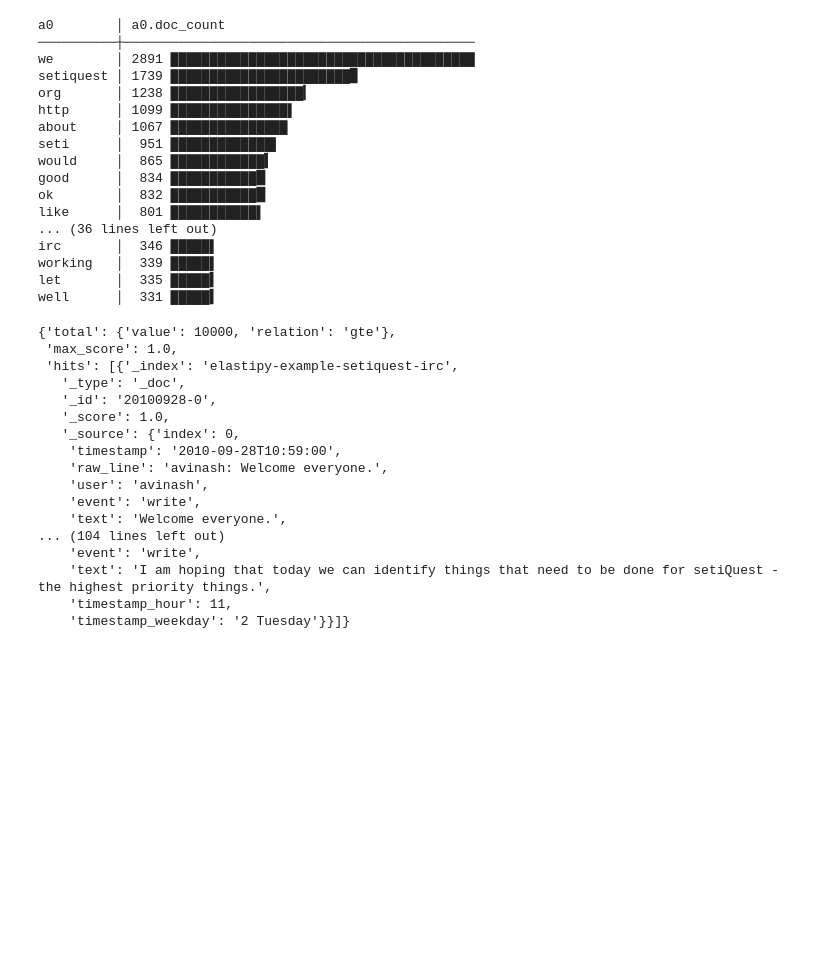
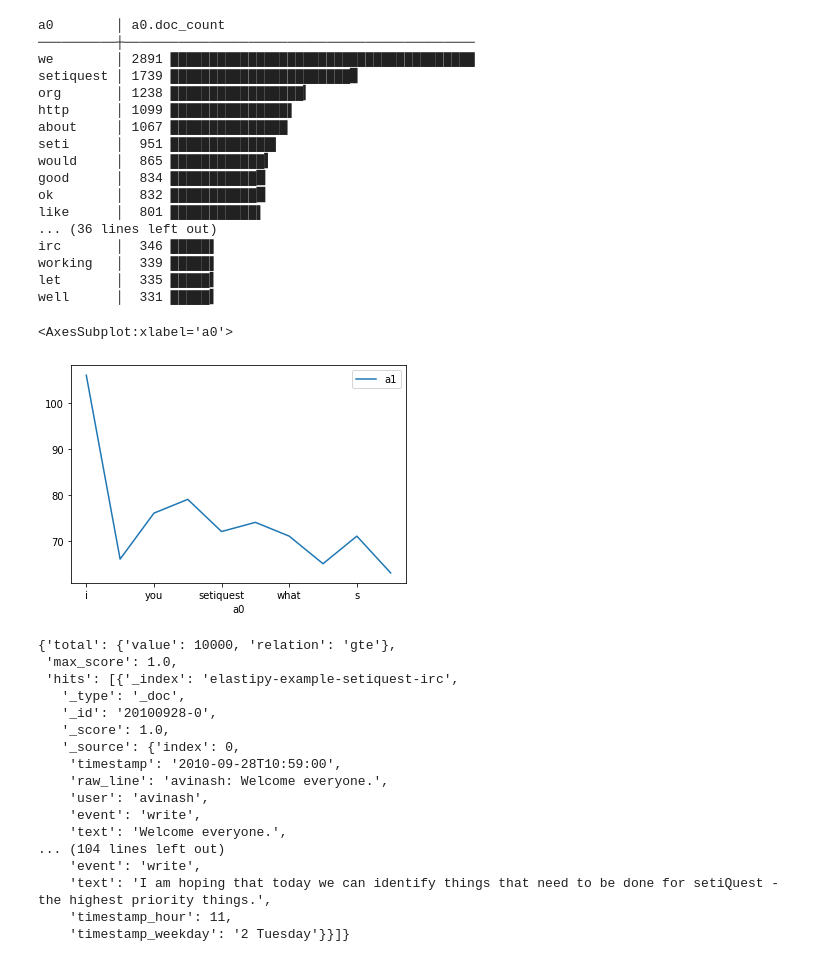
Before and after one commit to netzkolchose/elastipy, a Jupyter notebook: examples/setiquest.ipynb, the cells around one changed output. Drawn from its saved outputs; the diff is of its cells as text; code cells hidden in the pictures; blank space fills up the shorter version.

```diff
--- a/examples/setiquest.ipynb
+++ b/examples/setiquest.ipynb
@@ -107,6 +99,14 @@ irc       │  346 █████▌
 working   │  339 █████▌
 let       │  335 █████▍
 well      │  331 █████▍
+# %%
+s = Search(index=INDEX)
+agg = s.agg_terms(field="text")
+agg.metric_cardinality(field="user")
+agg.execute().plot.line("a0", "a1")
+# %% [output]
+<AxesSubplot:xlabel='a0'>
+[figure, added]
 # %%
 Search(index=INDEX).execute().hits
 # %% [output]
```
Also changed, not shown: parts of 4 cells of this notebook, 1 other file.
